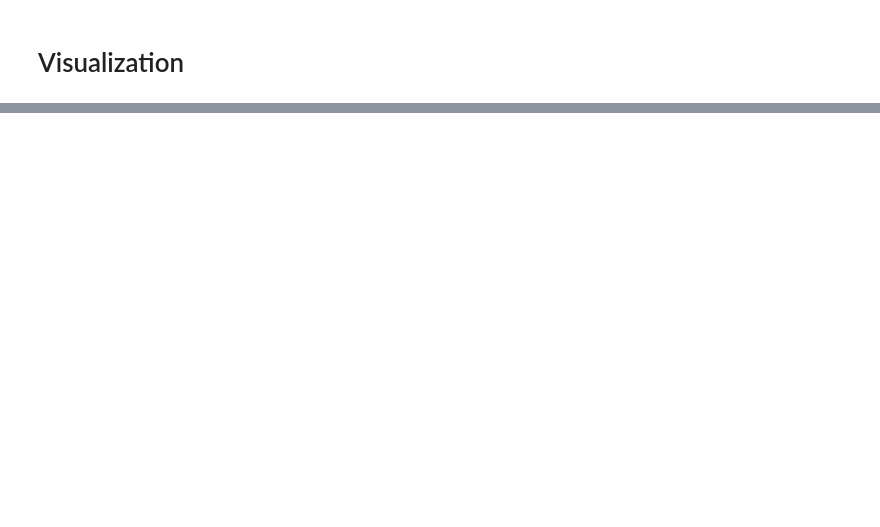
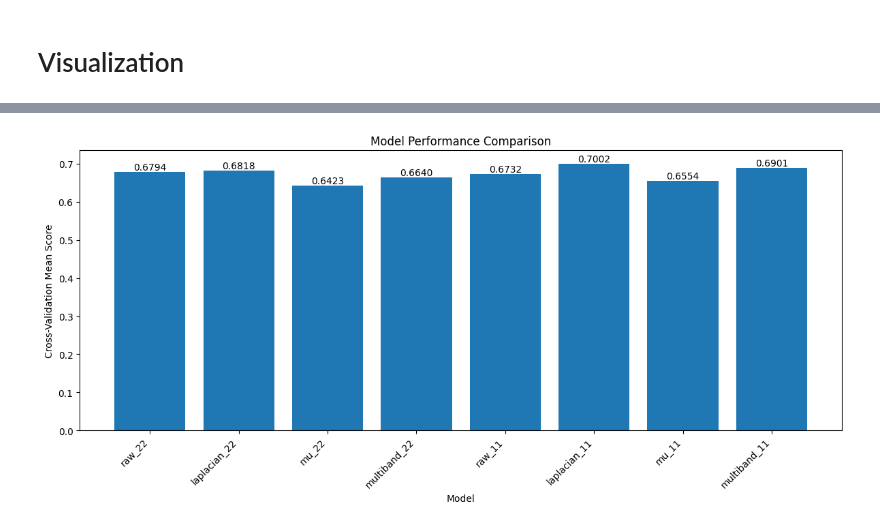
Before and after one commit to EnekoIsturitzSesma/Biosignal-ML-Analysis, a Jupyter notebook: notebooks/EEGNet.ipynb, the cells around one changed output, grey strips where cells are left out. Cells and saved outputs as stored; diff of their text form; code cells hidden in the pictures; blank space fills up the shorter version.

```diff
--- a/notebooks/EEGNet.ipynb
+++ b/notebooks/EEGNet.ipynb
@@ -340,0 +309,16 @@ plt.subplots_adjust(left=0.1,
+# %%
+accs = []
+
+for acc in models['accuracies']:
+    accs.append(np.mean(acc))
+
+plt.figure(figsize=(12, 6))
+bars = plt.bar(models['name'], accs)
+plt.xlabel('Model')
+plt.ylabel('Cross-Validation Mean Score')
+plt.title('Model Performance Comparison')
+plt.bar_label(bars, fmt="%.4f")
+plt.xticks(rotation=45, ha='right')
+plt.tight_layout(rect=[0, 0, 1, 0.95],)
+# %% [output]
+[figure, added]
```
Also changed, not shown: parts of 19 cells of this notebook, 4 other files.
